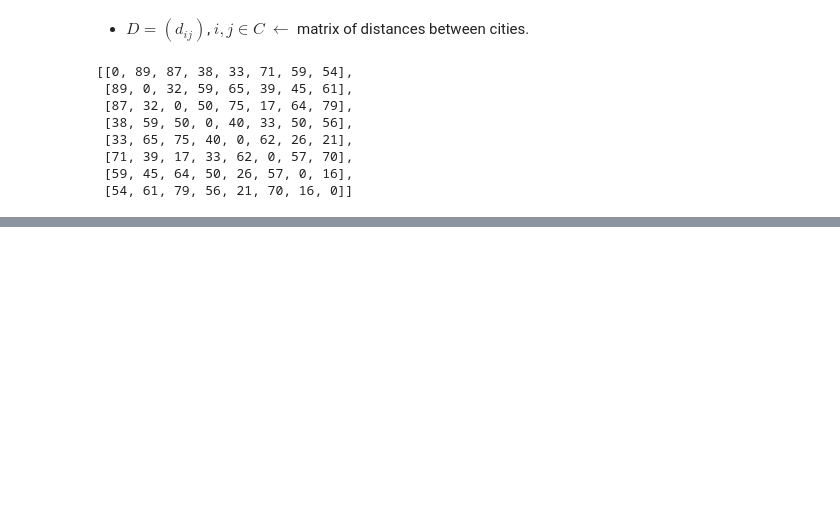
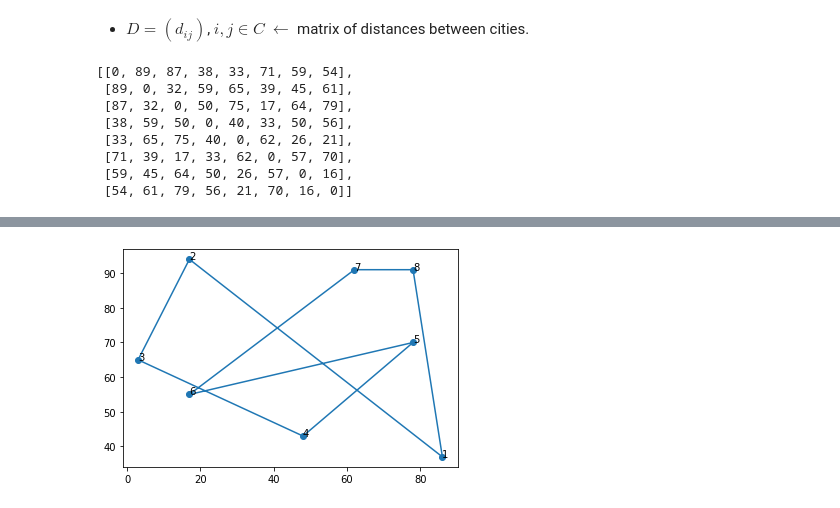
Before and after one commit to netotz/optimization, a Jupyter notebook: tsp/local_search/homework4.ipynb, the cells around one changed output, grey strips where cells are left out. Drawn from its saved outputs; the diff is of its cells as text; code cells hidden in the pictures; blank space fills up the shorter version.

```diff
--- a/tsp/local_search/homework4.ipynb
+++ b/tsp/local_search/homework4.ipynb
@@ -7,7 +7,7 @@
 
 - $T = (1,2,3,4,5,6,7,8)$ $\leftarrow$ current tour.
 # %%
-tour = [1, 2, 3, 4, 5, 6, 7, 8]
+tour = [1, 2, 3, 4, 5, 6, 7, 8, 1]
 # %% [markdown]
  - Coordinates of each city:
 # %%
@@ -46,0 +64,20 @@ distances
+# %%
+import matplotlib.pyplot as plt
+def plot_tour():
+    '''Plots the tour.'''
+    x_coords = [c[0] for c in coords]
+    y_coords = [c[1] for c in coords]
+    plt.scatter(x_coords, y_coords)
+    for city, tag in enumerate(i+1 for i in range(8)):
+        plt.annotate(tag, (x_coords[city], y_coords[city]))
+    global tour
+    sorted_coords = [coords[k] for k in (t - 1 for t in tour)]
+    x_values = [c[0] for c in sorted_coords]
+    y_values = [c[1] for c in sorted_coords]
+    plt.plot(x_values, y_values)
+    plt.show()
+
+%matplotlib inline
+plot_tour()
+# %% [output]
+[figure, added]
```
Also changed, not shown: parts of 5 cells of this notebook.
